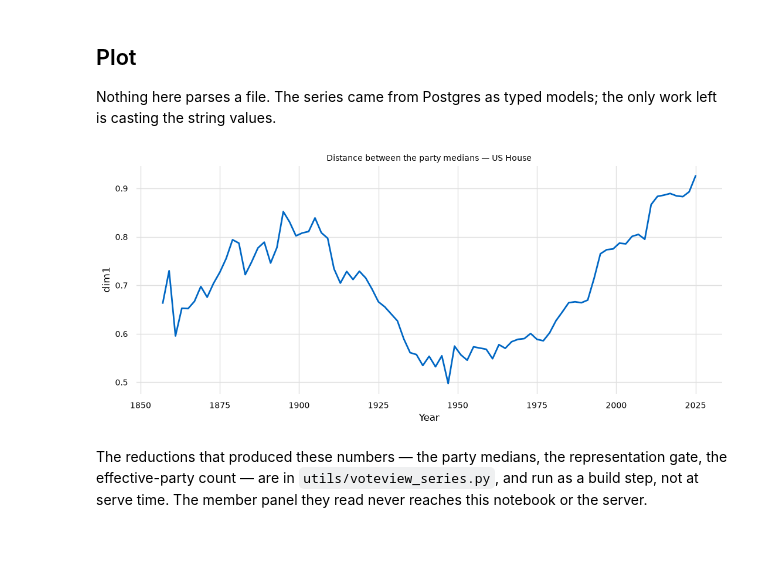
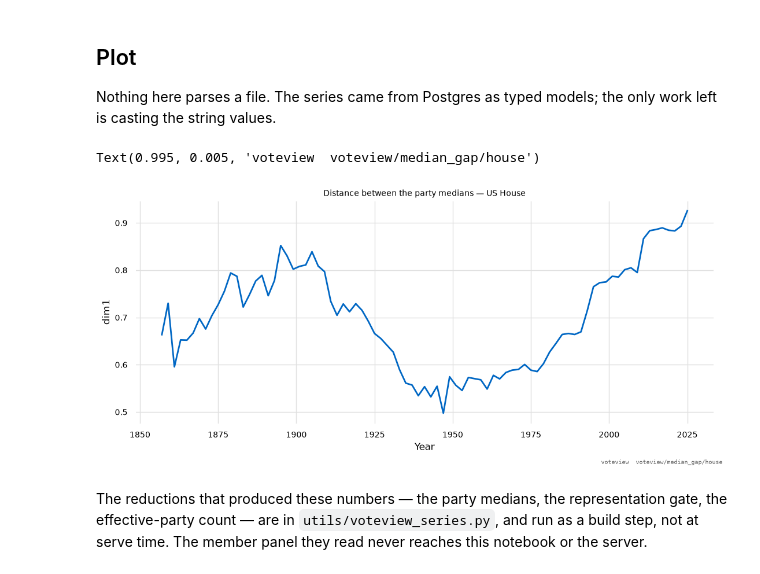
Before and after one commit to glyfish/meida, a Jupyter notebook: notebooks/voteview/client.ipynb, the cells around one changed output. Cells and saved outputs as stored; diff of their text form; code cells hidden in the pictures; blank space fills up the shorter version.

```diff
--- a/notebooks/voteview/client.ipynb
+++ b/notebooks/voteview/client.ipynb
@@ -141,15 +141,19 @@ only work left is casting the string values.
 # %%
 years = [int(o.date[:4]) for o in gap.observations]
 values = [float(o.value) for o in gap.observations]
 
 figure, axis = pyplot.subplots(figsize=(11, 5))
-axis.plot(years, values, lw=2)
+axis.plot(years, values, lw=2)          # matplotlib order: (x, y)
 axis.set_title(gap.title, fontsize=10)
 axis.set_xlabel("Year")
 axis.set_ylabel(gap.units)
 figure.tight_layout()
+figure.subplots_adjust(bottom=0.15)
+figure.text(0.995, 0.005, f"{gap.source}  {gap.native_id}", ha="right", va="bottom",
+            fontsize=7, family="monospace", alpha=0.65)
 # %% [output]
+Text(0.995, 0.005, 'voteview  voteview/median_gap/house')
-[figure, old version]
+[figure, new version]
 # %% [markdown]
 The reductions that produced these numbers — the party medians, the
 representation gate, the effective-party count — are in
```
Also changed, not shown: 10 other files.
